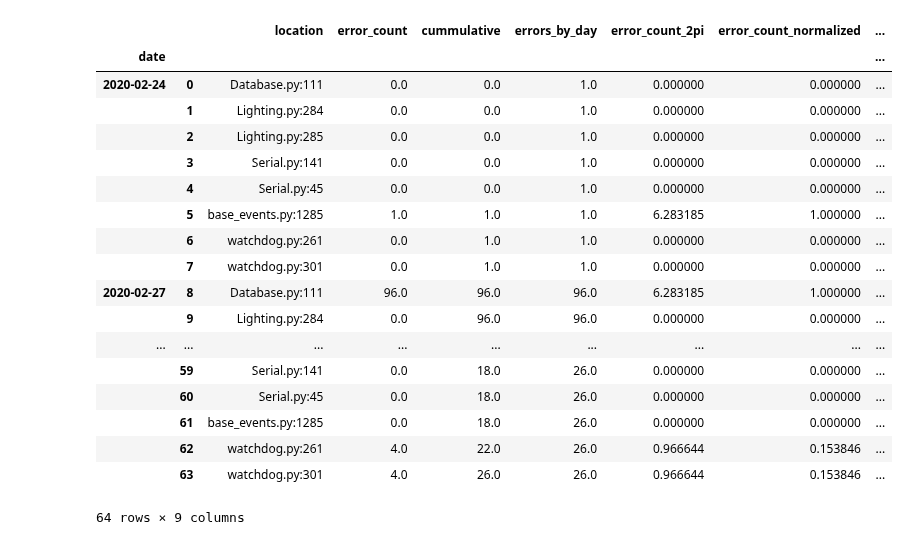
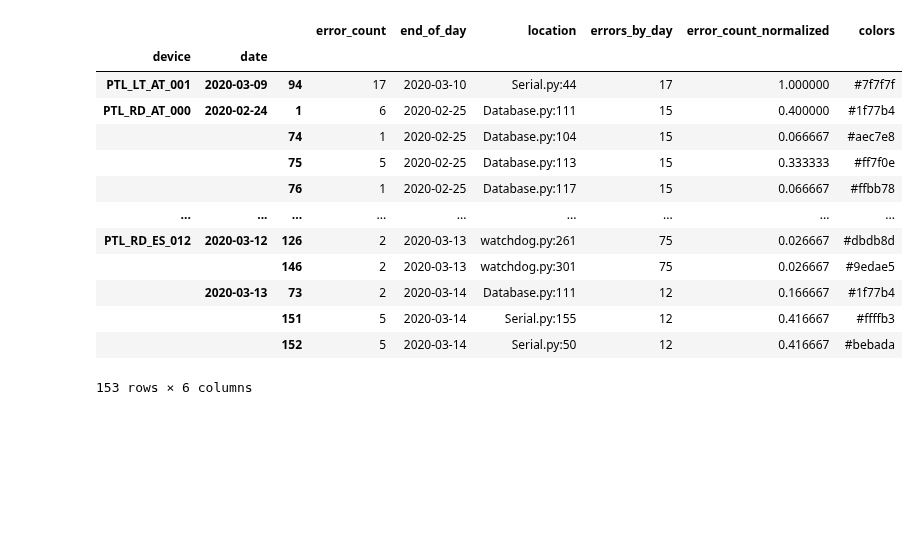
Before and after one commit to whuss/dashboard_react, a Jupyter notebook: error_heatmap.ipynb, the cells around one changed output. Saved outputs shown, nothing was run; the diff lists cells and outputs as text; code cells hidden in the pictures; blank space fills up the shorter version.

```diff
--- a/error_heatmap.ipynb
+++ b/error_heatmap.ipynb
@@ -189,15 +67,0 @@ locations.shape
-# %%
-cartesian_product = pd.MultiIndex.from_product([dates.date.unique(), locations.location], names=['date', 'location']).to_frame().sort_index()
-cartesian_product['error_count'] = grouped_data.error_count
-cartesian_product = cartesian_product.drop(columns=['date', 'location'])
-cartesian_product = cartesian_product.fillna(0).sort_index()
-cartesian_product = cartesian_product.reset_index()
-errors_by_day = cartesian_product.groupby('date').sum().rename(columns=dict(error_count='errors_by_day'))
-cartesian_product['cummulative'] = cartesian_product.groupby('date').cumsum()
-cartesian_product = cartesian_product.join(errors_by_day, on='date')
-cartesian_product['error_count_2pi'] = cartesian_product.error_count / cartesian_product.errors_by_day * 2 * pi
-cartesian_product['error_count_normalized'] = cartesian_product.error_count / cartesian_product.errors_by_day
-cartesian_product = cartesian_product.set_index(['location'])
-cartesian_product = cartesian_product.merge(locations.set_index('location'), left_index=True, right_index=True).reset_index()
-cartesian_product = cartesian_product.set_index(['date', 'location']).sort_index()
-cartesian_product
@@ -284,27 +68,23 @@ day_data
-# %%
-cp = cartesian_product.reset_index()
-cp['date_label'] = cp.date
-cp = cp.set_index(['date', cp.index])
-cp = cp.sort_index()
-data_source = ColumnDataSource(cp)
-cp
-# %% [output]
-|  |  | location | error_count | cummulative | errors_by_day | error_count_2pi | error_count_normalized | ... |
-| date |  |  |  |  |  |  |  | ... |
-| 2020-02-24 | 0 | Database.py:111 | 0.0 | 0.0 | 1.0 | 0.000000 | 0.000000 | ... |
-|  | 1 | Lighting.py:284 | 0.0 | 0.0 | 1.0 | 0.000000 | 0.000000 | ... |
-|  | 2 | Lighting.py:285 | 0.0 | 0.0 | 1.0 | 0.000000 | 0.000000 | ... |
-|  | 3 | Serial.py:141 | 0.0 | 0.0 | 1.0 | 0.000000 | 0.000000 | ... |
-|  | 4 | Serial.py:45 | 0.0 | 0.0 | 1.0 | 0.000000 | 0.000000 | ... |
-|  | 5 | base_events.py:1285 | 1.0 | 1.0 | 1.0 | 6.283185 | 1.000000 | ... |
-|  | 6 | watchdog.py:261 | 0.0 | 1.0 | 1.0 | 0.000000 | 0.000000 | ... |
-|  | 7 | watchdog.py:301 | 0.0 | 1.0 | 1.0 | 0.000000 | 0.000000 | ... |
-| 2020-02-27 | 8 | Database.py:111 | 96.0 | 96.0 | 96.0 | 6.283185 | 1.000000 | ... |
-|  | 9 | Lighting.py:284 | 0.0 | 96.0 | 96.0 | 0.000000 | 0.000000 | ... |
-| ... | ... | ... | ... | ... | ... | ... | ... | ... |
-|  | 59 | Serial.py:141 | 0.0 | 18.0 | 26.0 | 0.000000 | 0.000000 | ... |
-|  | 60 | Serial.py:45 | 0.0 | 18.0 | 26.0 | 0.000000 | 0.000000 | ... |
-|  | 61 | base_events.py:1285 | 0.0 | 18.0 | 26.0 | 0.000000 | 0.000000 | ... |
-|  | 62 | watchdog.py:261 | 4.0 | 22.0 | 26.0 | 0.966644 | 0.153846 | ... |
-|  | 63 | watchdog.py:301 | 4.0 | 26.0 | 26.0 | 0.966644 | 0.153846 | ... |
-64 rows × 9 columns
+# %%
+eh = error_heatmap.reset_index()
+errors_by_day = eh.groupby(['device', 'date']).sum().rename(columns=dict(error_count='errors_by_day'))
+eh = eh.join(errors_by_day, on=['device', 'date'])
+eh['error_count_normalized'] = eh.error_count / eh.errors_by_day
+eh = eh.merge(locations, on = ['location'])
+eh = eh.set_index(['device', 'date', eh.index]).sort_index()
+eh
+# %% [output]
+|  |  |  | error_count | end_of_day | location | errors_by_day | error_count_normalized | colors |
+| device | date |  |  |  |  |  |  |  |
+| PTL_LT_AT_001 | 2020-03-09 | 94 | 17 | 2020-03-10 | Serial.py:44 | 17 | 1.000000 | #7f7f7f |
+| PTL_RD_AT_000 | 2020-02-24 | 1 | 6 | 2020-02-25 | Database.py:111 | 15 | 0.400000 | #1f77b4 |
+|  |  | 74 | 1 | 2020-02-25 | Database.py:104 | 15 | 0.066667 | #aec7e8 |
+|  |  | 75 | 5 | 2020-02-25 | Database.py:113 | 15 | 0.333333 | #ff7f0e |
+|  |  | 76 | 1 | 2020-02-25 | Database.py:117 | 15 | 0.066667 | #ffbb78 |
+| ... | ... | ... | ... | ... | ... | ... | ... | ... |
+| PTL_RD_ES_012 | 2020-03-12 | 126 | 2 | 2020-03-13 | watchdog.py:261 | 75 | 0.026667 | #dbdb8d |
+|  |  | 146 | 2 | 2020-03-13 | watchdog.py:301 | 75 | 0.026667 | #9edae5 |
+|  | 2020-03-13 | 73 | 2 | 2020-03-14 | Database.py:111 | 12 | 0.166667 | #1f77b4 |
+|  |  | 151 | 5 | 2020-03-14 | Serial.py:155 | 12 | 0.416667 | #ffffb3 |
+|  |  | 152 | 5 | 2020-03-14 | Serial.py:50 | 12 | 0.416667 | #bebada |
+153 rows × 6 columns
```
Also changed, not shown: parts of 31 cells of this notebook.
